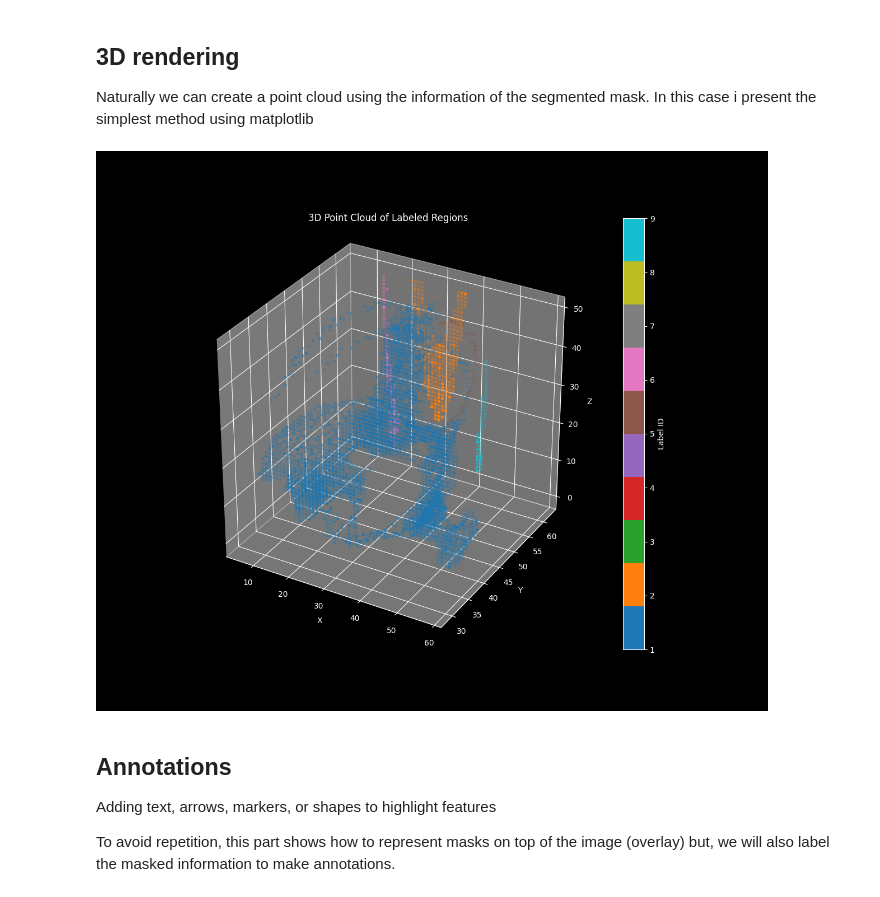
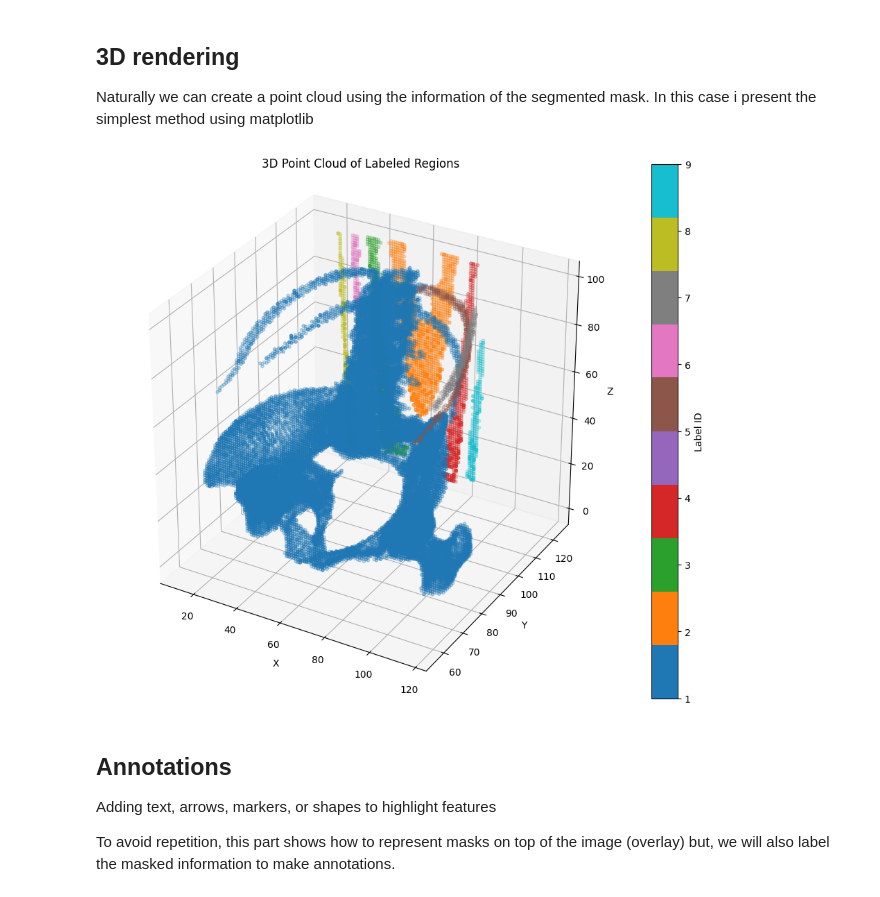
Before and after one commit to carlesmatoses/SV, a Jupyter notebook: proj2/Assigment2-part1.ipynb, the cells around one changed output. Cells and saved outputs as stored; diff of their text form; code cells hidden in the pictures.

```diff
--- a/proj2/Assigment2-part1.ipynb
+++ b/proj2/Assigment2-part1.ipynb
@@ -387,7 +399,7 @@ I will be using this images for other sections.
 
 What i want to ilustrate here is that the domain in which we apply a filter will have a strong inpact. In this case, applying the Canny edge detection only on a 2D slice of the image will produce a different result than the same operation in the full domain.
 # %%
-image = sitk.ReadImage("imgs/low_low_resolution.nii.gz", imageIO="NiftiImageIO")
+image = sitk.ReadImage("low_low_resolution.nii.gz", imageIO="NiftiImageIO")
 z = 86
 
 original_spacing = image.GetSpacing()
@@ -641,10 +653,10 @@ Naturally we can create a point cloud using the information of the segmented mas
 # %%
 import matplotlib.pyplot as plt
 from mpl_toolkits.mplot3d import Axes3D
-%matplotlib widget
+%matplotlib inline
 
 # We will lower resolution before since it has too many points
-res = 6
+res = 3
 labeled_filtered_lowres = sitk.Resample(
     labeled_filtered,
     [int(s/res) for s in labeled_filtered.GetSize()],
@@ -665,7 +677,13 @@ image_resample_lowres = sitk.Resample(
     [s*res for s in img_T1.GetSpacing()],
     img_T1.GetDirection()
 )
-alpha_values = (sitk.GetArrayFromImage(image_resample_lowres) + 1024) / (1533.0 + 1024)
+
+# get maximum and minimum
+array = sitk.GetArrayFromImage(image_resample_lowres)
+min_val = array.min()
+max_val = array.max()
+
+alpha_values = (sitk.GetArrayFromImage(image_resample_lowres) - min_val) / (max_val - min_val)
 
 # Get the numpy array from labeled_filtered
 labeled_array = sitk.GetArrayFromImage(labeled_filtered_lowres)
@@ -673,34 +691,34 @@ labeled_array = sitk.GetArrayFromImage(labeled_filtered_lowres)
 # Get coordinates of all non-zero voxels (all labeled regions)
 coords = np.argwhere(labeled_array > 0)
 
 # coords has shape (N, 3) where each row is [z, y, x]
 z_coords, y_coords, x_coords = coords[:, 0], coords[:, 1], coords[:, 2]
 
 # Get the label values at those coordinates for coloring
 labels = labeled_array[coords[:, 0], coords[:, 1], coords[:, 2]]
 
 # Get alpha values at those coordinates
 alpha_values = alpha_values[coords[:, 0], coords[:, 1], coords[:, 2]]**2
 
 # Create 3D scatter plot
 fig = plt.figure(figsize=(12, 10))
 ax = fig.add_subplot(111, projection='3d')
 
 # Plot point cloud (color by label)
 scatter = ax.scatter(x_coords, y_coords, z_coords, c=labels, cmap='tab10',
                      marker='.', s=40, alpha=alpha_values)
 
 ax.set_xlabel('X')
 ax.set_ylabel('Y')
 ax.set_zlabel('Z')
 ax.set_title('3D Point Cloud of Labeled Regions')
 # preserve aspect ratio
 ax.set_box_aspect([1,1,1])  # Equal aspect ratio
 plt.colorbar(scatter, ax=ax, label='Label ID')
 
 plt.show()
 # %% [output]
-[figure, old version]
+[figure, new version]
 # %% [markdown]
 ## Annotations
 Adding text, arrows, markers, or shapes to highlight features
```
Also changed, not shown: parts of 8 cells of this notebook.
